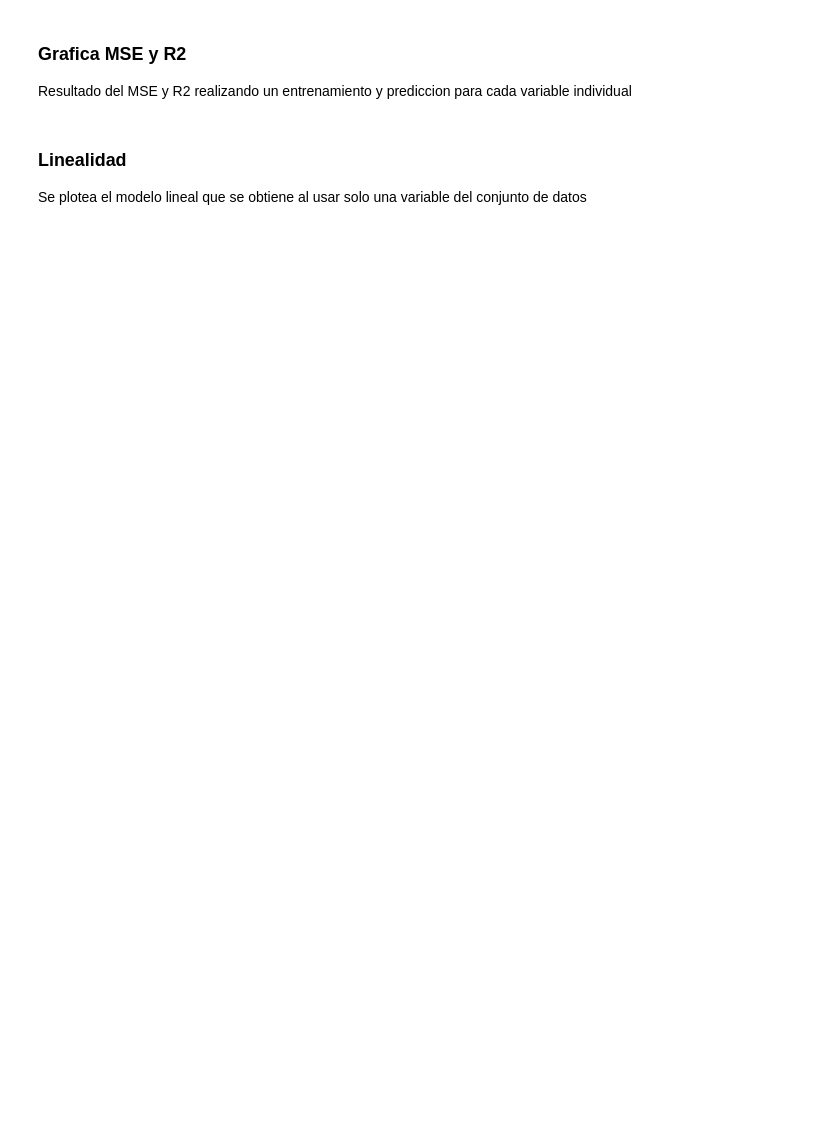
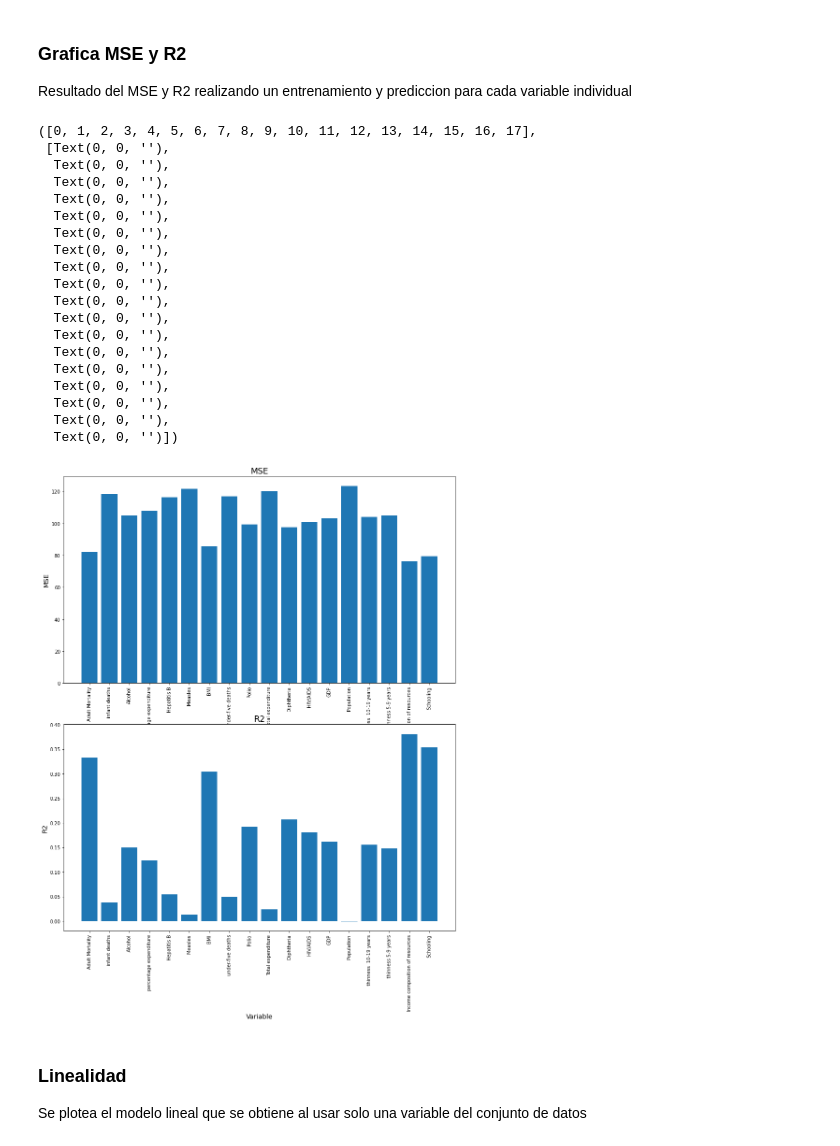
Before and after one commit to jscabraWork/Lab3, a Jupyter notebook: notebook.ipynb, the cells around one changed output. Drawn from its saved outputs; the diff is of its cells as text; code cells hidden in the pictures; blank space fills up the shorter version.

```diff
--- a/notebook.ipynb
+++ b/notebook.ipynb
@@ -167,9 +197,9 @@ _ = cb.ax.tick_params(labelsize=14)
 Para seleccionar las variables del modelo se prueba el desempeño individual de cada una de las variables , midiendo su error cuadratico medio (MSE) y su coeficiente de determinación ajustado (R2).
 # %%
 # Se selecciona la variable objetivo, en este caso "Outcome".
-Y = df_datos_t['LeagueIndex']
+Y = df_datos_t['Life expectancy']
 # Del conjunto de datos se elimina la variable "Outcome"
-X = df_datos_t.drop(['LeagueIndex'], axis=1)
+X = df_datos_t.drop(['Life expectancy'], axis=1)
 # %%
 # Dividimos los datos en conjunto de prueba y conjunto de entrenamiento
 X_train, X_test, Y_train, Y_test = train_test_split(X, Y, test_size=0.2, random_state=0)
@@ -182,39 +215,60 @@ Resultado del MSE y R2 realizando un entrenamiento y prediccion para cada variab
 # %%
 mse_list=[]
 score=[]
-variables = ['Age', 'HoursPerWeek', 'TotalHours', 'APM',
-       'SelectByHotkeys', 'AssignToHotkeys', 'UniqueHotkeys', 'MinimapAttacks',
-       'MinimapRightClicks', 'NumberOfPACs', 'GapBetweenPACs', 'ActionLatency',
-       'ActionsInPAC', 'TotalMapExplored', 'WorkersMade', 'UniqueUnitsMade',
-       'ComplexUnitsMade', 'ComplexAbilitiesUsed']
+variables = ['Adult Mortality','infant deaths'
+             ,'Alcohol','percentage expenditure','Hepatitis B','Measles'
+             ,'BMI','under-five deaths','Polio','Total expenditure','Diphtheria'
+             ,'HIV/AIDS','GDP','Population','thinness  10-19 years','thinness 5-9 years'
+             ,'Income composition of resources','Schooling']
 for i in variables:
   X_temp = X_train[[i]]
   X_temp_test = X_test[[i]]
 
   model = LinearRegression()
   model.fit(X_temp, Y_train)
 
   y_pred = model.predict(X_temp_test)
   score.append(model.score(X_temp_test, Y_test))
   mse_list.append(mse(Y_test, y_pred))
 
 
 fig = plt.figure(figsize=(15,20))
 fig.subplots_adjust(top=0.8)
 
 ax1 = fig.add_subplot(211)
 ax1.set_ylabel('MSE', fontsize=14)
 ax1.set_xlabel('Variable', fontsize=14)
 ax1.set_title('MSE', fontsize=18)
 ax1.bar(variables,mse_list, align='center')
 plt.xticks(rotation=90)
 
 ax2 = fig.add_subplot(212)
 ax2.set_ylabel('R2', fontsize=14)
 ax2.set_xlabel('Variable', fontsize=14)
 ax2.set_title('R2', fontsize=18)
 ax2.bar(variables,score, align='center')
 plt.xticks(rotation=90)
+# %% [output]
+([0, 1, 2, 3, 4, 5, 6, 7, 8, 9, 10, 11, 12, 13, 14, 15, 16, 17],
+ [Text(0, 0, ''),
+  Text(0, 0, ''),
+  Text(0, 0, ''),
+  Text(0, 0, ''),
+  Text(0, 0, ''),
+  Text(0, 0, ''),
+  Text(0, 0, ''),
+  Text(0, 0, ''),
+  Text(0, 0, ''),
+  Text(0, 0, ''),
+  Text(0, 0, ''),
+  Text(0, 0, ''),
+  Text(0, 0, ''),
+  Text(0, 0, ''),
+  Text(0, 0, ''),
+  Text(0, 0, ''),
+  Text(0, 0, ''),
+  Text(0, 0, '')])
+[figure, added]
 # %% [markdown]
 ### Linealidad
 Se plotea el modelo lineal que se obtiene al usar solo una variable del conjunto de datos
```
Also changed, not shown: parts of 22 cells of this notebook.
